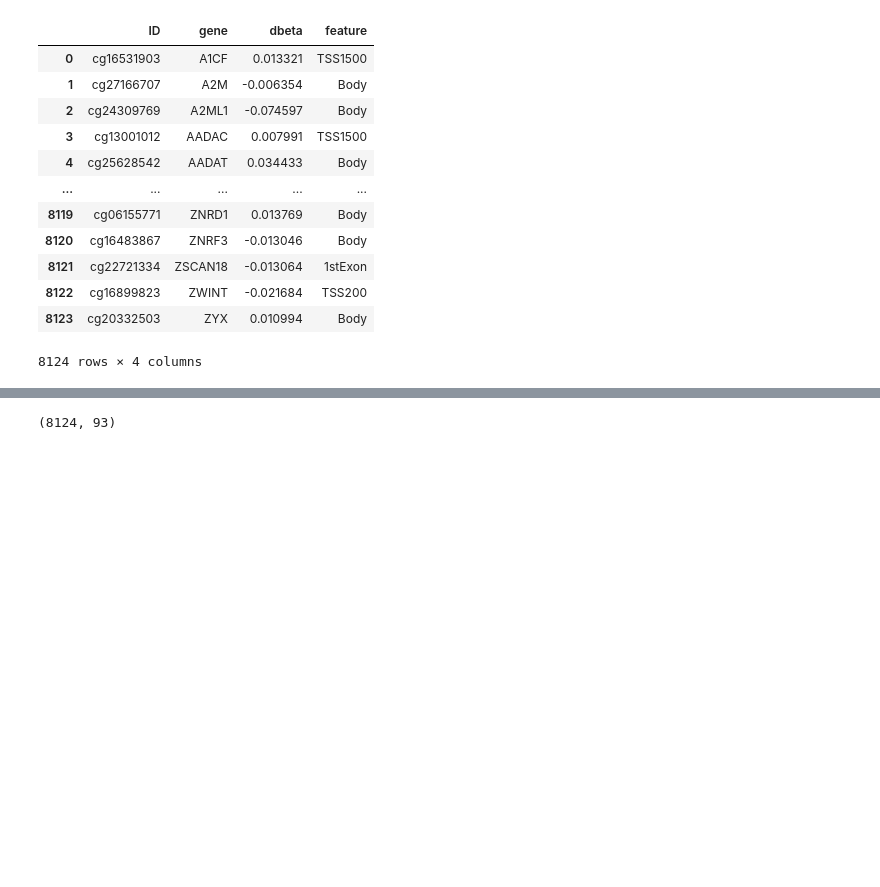
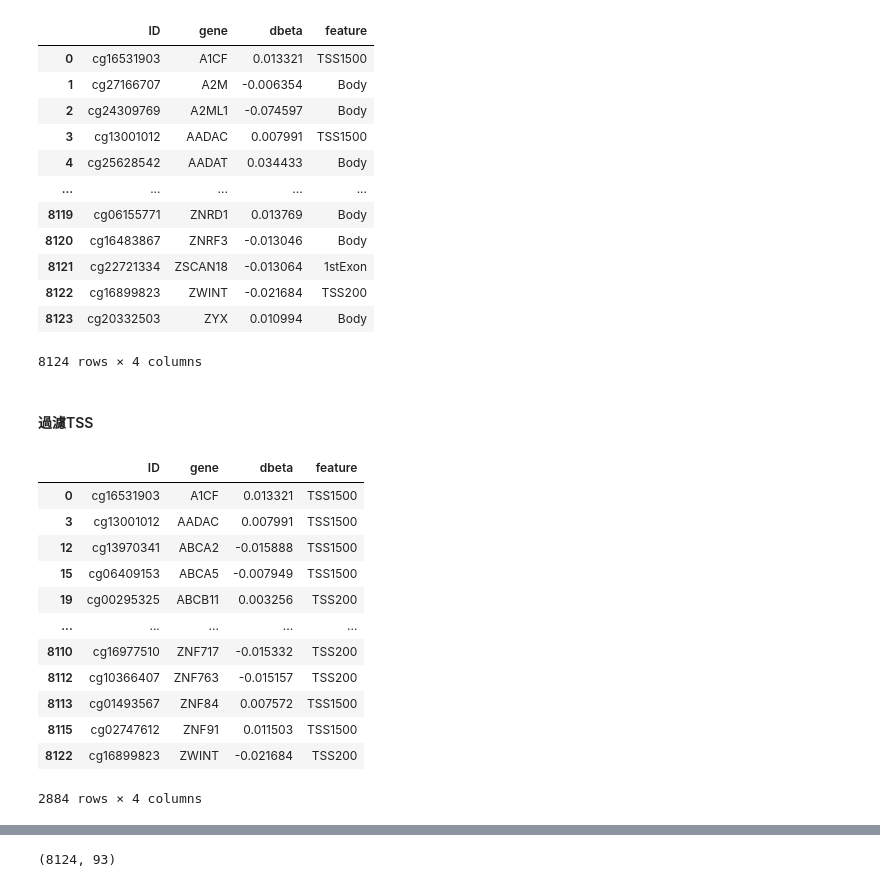
Before and after one commit to BioTechCo/main_project, a Jupyter notebook: process/set_dbeta_threshold.ipynb, the cells around one changed output, grey strips where cells are left out. Cells and saved outputs as stored; diff of their text form; code cells hidden in the pictures; blank space fills up the shorter version.

```diff
--- a/process/set_dbeta_threshold.ipynb
+++ b/process/set_dbeta_threshold.ipynb
@@ -37,3 +34,24 @@ dbeta
 | 8122 | cg16899823 | ZWINT | -0.021684 | TSS200 |
 | 8123 | cg20332503 | ZYX | 0.010994 | Body |
 8124 rows × 4 columns
+# %% [markdown]
+#### 過濾TSS
+# %%
+# if you want filter by TSS
+result_hyper_TSS = dbeta[dbeta["feature"].str.contains("TSS")]
+result_hyper_TSS.to_csv(f"../{cancer}/{input_file_path}/dbeta_TSS.csv", index=False)
+result_hyper_TSS
+# %% [output]
+|  | ID | gene | dbeta | feature |
+| 0 | cg16531903 | A1CF | 0.013321 | TSS1500 |
+| 3 | cg13001012 | AADAC | 0.007991 | TSS1500 |
+| 12 | cg13970341 | ABCA2 | -0.015888 | TSS1500 |
+| 15 | cg06409153 | ABCA5 | -0.007949 | TSS1500 |
+| 19 | cg00295325 | ABCB11 | 0.003256 | TSS200 |
+| ... | ... | ... | ... | ... |
+| 8110 | cg16977510 | ZNF717 | -0.015332 | TSS200 |
+| 8112 | cg10366407 | ZNF763 | -0.015157 | TSS200 |
+| 8113 | cg01493567 | ZNF84 | 0.007572 | TSS1500 |
+| 8115 | cg02747612 | ZNF91 | 0.011503 | TSS1500 |
+| 8122 | cg16899823 | ZWINT | -0.021684 | TSS200 |
+2884 rows × 4 columns
```
Also changed, not shown: parts of 18 cells of this notebook.
